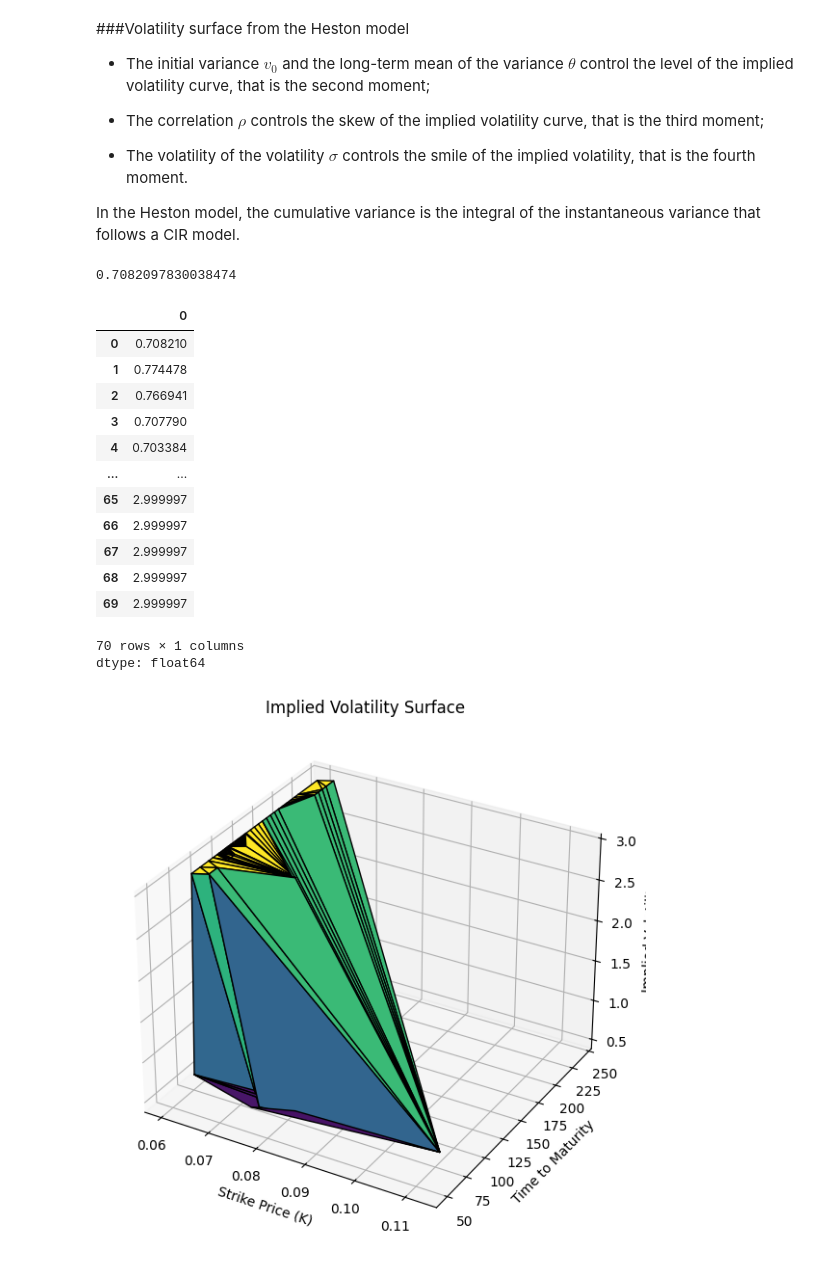
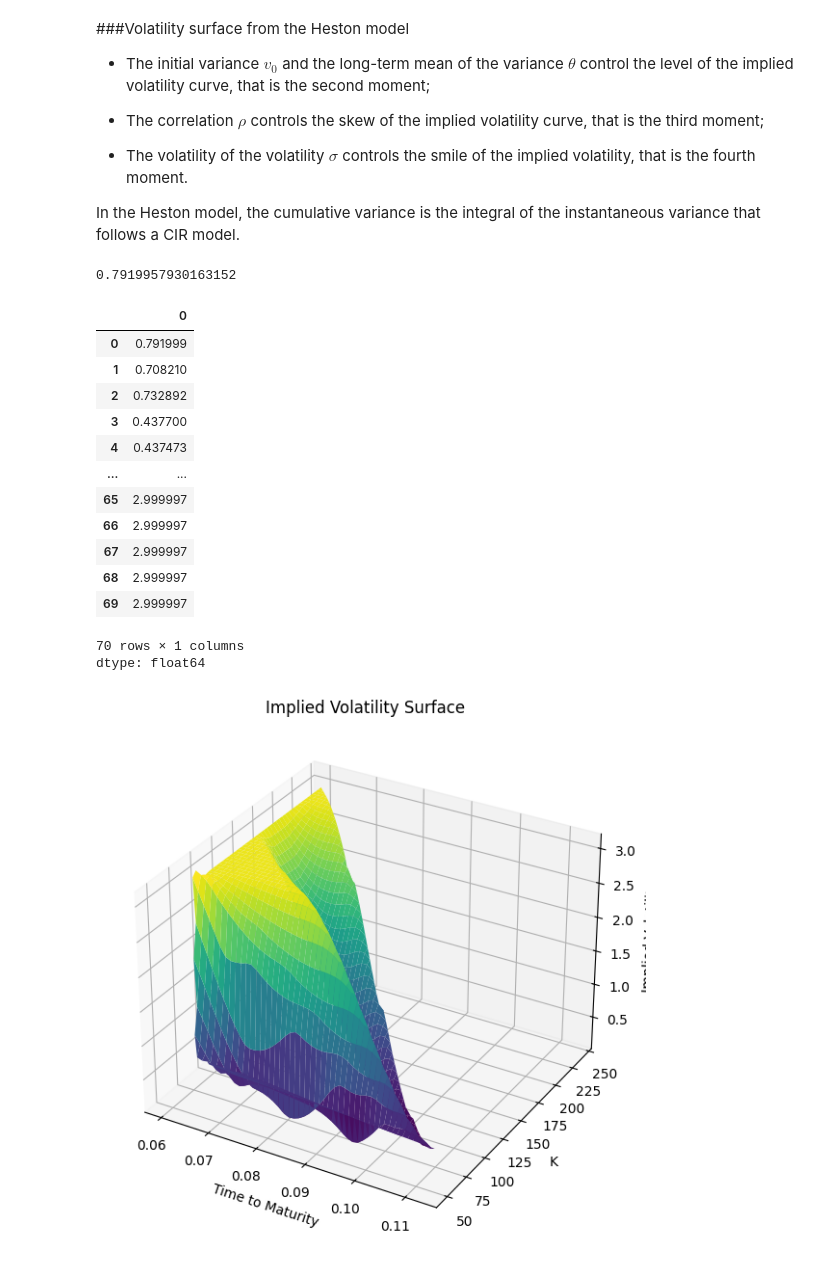
Before and after one commit to yukigiusy/My-researches, a Jupyter notebook: Stochastic_volatility.ipynb, the cells around one changed output. Cells and saved outputs as stored; diff of their text form; code cells hidden in the pictures.

```diff
--- a/Stochastic_volatility.ipynb
+++ b/Stochastic_volatility.ipynb
@@ -260,18 +260,18 @@ A non-central chi-squared distribution arises when summing the squares of indepe
 The **Heston model** assumes that variance $v_t$ follows a **Cox-Ingersoll-Ross (CIR) process** that converges to **non-central chi-squared**:
 $dv_t = \kappa (\theta - v_t) dt + \sigma \sqrt{v_t} dW_t$
 # %%
-initial_params = [0.8,0.02,0.02,0.07,-0.5,1.65]
-dZ = np.random.multivariate_normal(mean=[0, 0], cov=[[dt, initial_params[4]], [initial_params[4], dt]], size=(T-1, N))
+initial_params = [0.08,0.02,0.02,0.07,-0.5,1.5]
+dZ = np.random.multivariate_normal(mean=[0, 0], cov=[[dt, initial_params[4]*dt], [initial_params[4]+dt, dt]], size=(T-1, N))
 Z1 = dZ[:, :, 0]
 Z2 = dZ[:, :, 1]
 v = heston_vol(initial_params[2], initial_params[1], initial_params[3], Z2, T,dt,initial_params[-1])
 S_paths = stoch_price(S, initial_params[0], v, Z1,dt)
 # %%
 def heston_log_likelihood(params, S, v, dt, T):
-    r, theta, kappa, sigma, rho, v_0 = params
-    log_likelihood = 0
+      r, theta, kappa, sigma, rho, v_0 = params
+      log_likelihood = 0
 
-    for t in range(1, T):
+      for t in range(1, T):
         try:
             c = 2 * kappa / (sigma**2 * (1 - np.exp(-kappa * dt)))
             df = 4 * kappa * theta / sigma**2
@@ -293,8 +293,8 @@ def heston_log_likelihood(params, S, v, dt, T):
             print(f"Error at t={t}: {e}")
             return np.inf  # Prevent optimizer from breaking
 
-    return -log_likelihood  # Negative log-likelihood for minimization
-bnds_r = ((0, 10),)  # Bounds for 'r'
+      return -log_likelihood  # Negative log-likelihood for minimization
+bnds_r = ((-10, 10),)  # Bounds for 'r'
 bnds_theta = ((0, None),)  # Bounds for 'theta'
 bnds_kappa = ((0, None),)  # Bounds for 'kappa'
 bnds_sigma = ((0, None),)  # Bounds for 'sigma'
@@ -483,17 +533,17 @@ last_price=call_op["lastPrice"][0]
 impl_vol=implied_vol(S,K,first_time,optimal_result.x[0],last_price,option_type="call")
 impl_vol
 # %% [output]
-0.7082097830038474
+0.7919957930163152
 # %%
 implied_volatilities=call_op.apply(lambda row: implied_vol(S, row["strike"], time_to_maturity(expiration[3], row["lastTradeDate"]), optimal_result.x[0],row["Heston price"]), axis=1)
 implied_volatilities
 # %% [output]
 |  | 0 |
-| 0 | 0.708210 |
-| 1 | 0.774478 |
-| 2 | 0.766941 |
-| 3 | 0.707790 |
-| 4 | 0.703384 |
+| 0 | 0.791999 |
+| 1 | 0.708210 |
+| 2 | 0.732892 |
+| 3 | 0.437700 |
+| 4 | 0.437473 |
 | ... | ... |
 | 65 | 2.999997 |
 | 66 | 2.999997 |
@@ -504,19 +554,28 @@ implied_volatilities
 dtype: float64
 # %%
 from scipy.interpolate import griddata
+y = np.array(K_list)
+x = np.array(times)
+z = np.array(implied_volatilities)
+
+# Define a regular grid
+K_grid = np.linspace(y.min(), y.max(), 50)
+T_grid = np.linspace(x.min(), x.max(), 50)
+K_mesh, T_mesh = np.meshgrid(K_grid, T_grid)
+
+# Interpolate z onto this grid
+Z_mesh = griddata((x, y), z, (T_mesh, K_mesh), method='cubic')
 
 fig = plt.figure(figsize=(10, 7))
 ax = fig.add_subplot(111, projection='3d')
-
-# Surface plot
-ax.plot_trisurf(times, K_list, implied_volatilities, cmap='viridis', edgecolor='k')
+ax.plot_surface(T_mesh, K_mesh, Z_mesh, cmap='viridis', edgecolor='none')
 
 # Labels
 ax.set_xlabel("Time to Maturity")
 ax.set_ylabel("K")
 ax.set_zlabel("Implied Volatility")
 ax.set_title("Implied Volatility Surface")
 
 plt.show()
 # %% [output]
-[figure, old version]
+[figure, new version]
```
Also changed, not shown: parts of 10 cells of this notebook.
